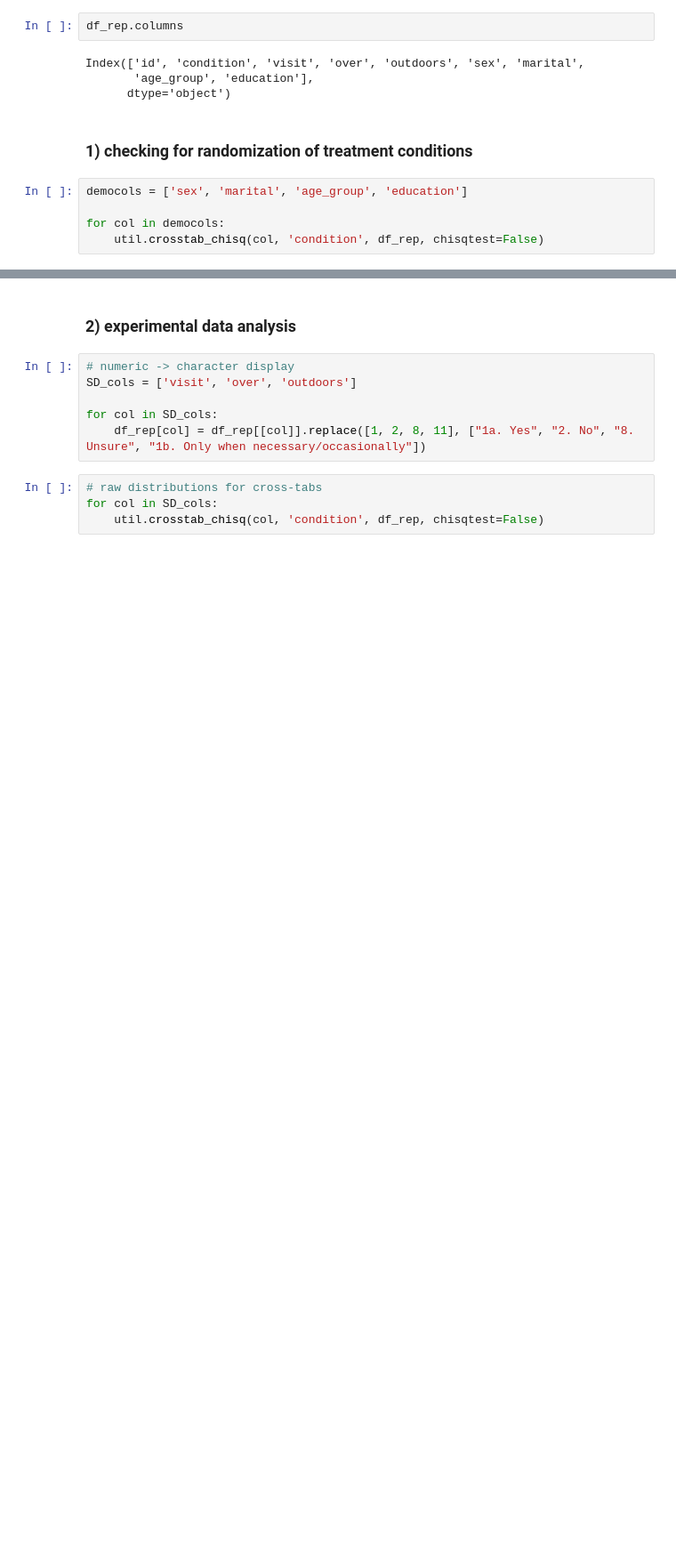
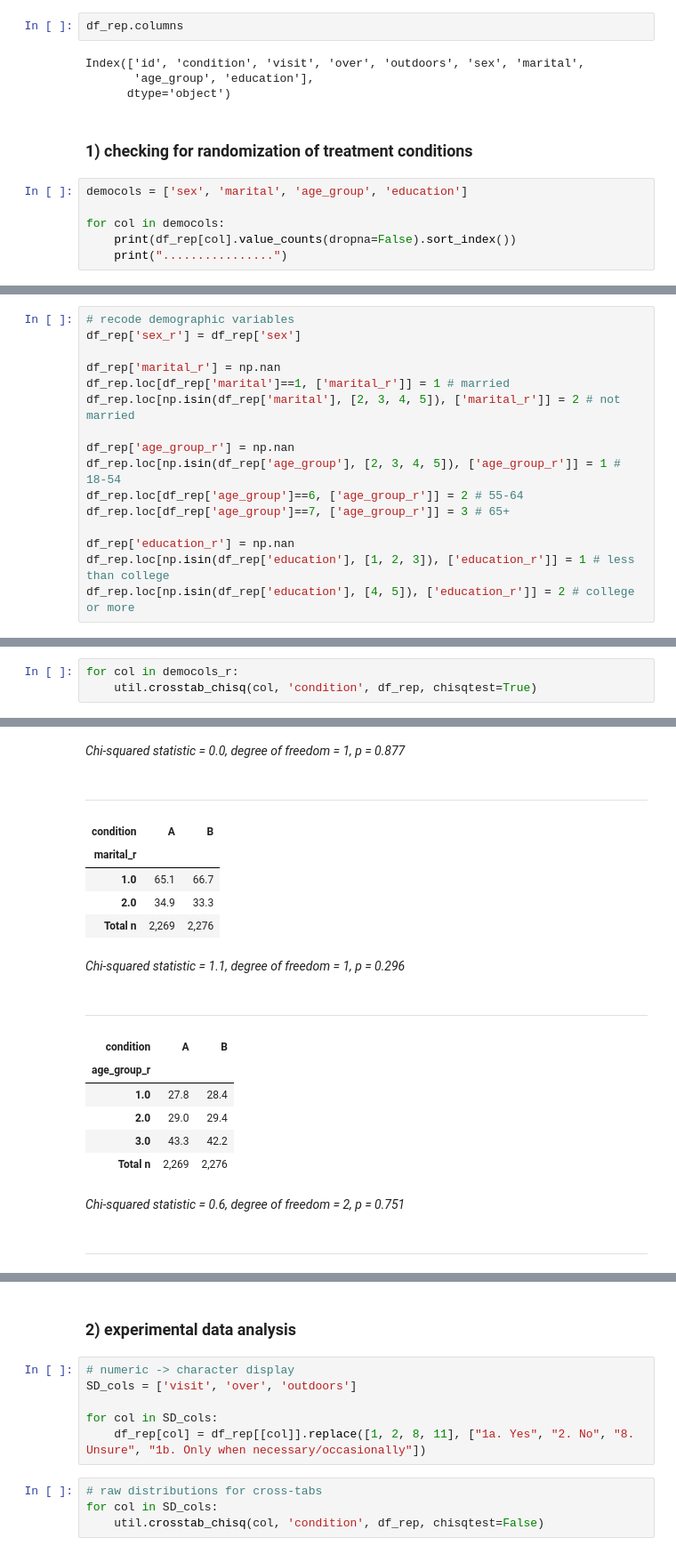
Before and after one commit to rosalynnyang/fb_uas_study, a Jupyter notebook: report/9.2_STL_rep_analysis.ipynb, the cells around one changed output, grey strips where cells are left out. Shown: that part at 89% size. Cells and saved outputs as stored; diff of their text form; blank space fills up the shorter version.

Commit message:
updated recodes of age_group into three levels based on distribution

```diff
--- a/report/9.2_STL_rep_analysis.ipynb
+++ b/report/9.2_STL_rep_analysis.ipynb
@@ -27,5 +27,6 @@ Index(['id', 'condition', 'visit', 'over', 'outdoors', 'sex', 'marital',
 democols = ['sex', 'marital', 'age_group', 'education']
 
 for col in democols:
-    util.crosstab_chisq(col, 'condition', df_rep, chisqtest=False)
+    print(df_rep[col].value_counts(dropna=False).sort_index())
+    print("................")
 # %% [output]
@@ -65,0 +50,16 @@ for col in democols:
+# %%
+# recode demographic variables
+df_rep['sex_r'] = df_rep['sex']
+
+df_rep['marital_r'] = np.nan
+df_rep.loc[df_rep['marital']==1, ['marital_r']] = 1 # married
+df_rep.loc[np.isin(df_rep['marital'], [2, 3, 4, 5]), ['marital_r']] = 2 # not married
+
+df_rep['age_group_r'] = np.nan
+df_rep.loc[np.isin(df_rep['age_group'], [2, 3, 4, 5]), ['age_group_r']] = 1 # 18-54
+df_rep.loc[df_rep['age_group']==6, ['age_group_r']] = 2 # 55-64
+df_rep.loc[df_rep['age_group']==7, ['age_group_r']] = 3 # 65+
+
+df_rep['education_r'] = np.nan
+df_rep.loc[np.isin(df_rep['education'], [1, 2, 3]), ['education_r']] = 1 # less than college
+df_rep.loc[np.isin(df_rep['education'], [4, 5]), ['education_r']] = 2 # college or more
@@ -65,0 +91,4 @@ for col in democols:
+# %%
+for col in democols_r:
+    util.crosstab_chisq(col, 'condition', df_rep, chisqtest=True)
+# %% [output]
@@ -65,0 +100,17 @@ for col in democols:
+*Chi-squared statistic = 0.0, degree of freedom = 1, p = 0.877*
+-----
+| condition | A | B |
+| marital_r |  |  |
+| 1.0 | 65.1 | 66.7 |
+| 2.0 | 34.9 | 33.3 |
+| Total n | 2,269 | 2,276 |
+*Chi-squared statistic = 1.1, degree of freedom = 1, p = 0.296*
+-----
+| condition | A | B |
+| age_group_r |  |  |
+| 1.0 | 27.8 | 28.4 |
+| 2.0 | 29.0 | 29.4 |
+| 3.0 | 43.3 | 42.2 |
+| Total n | 2,269 | 2,276 |
+*Chi-squared statistic = 0.6, degree of freedom = 2, p = 0.751*
+-----
```
Also changed, not shown: parts of 9 cells of this notebook.
